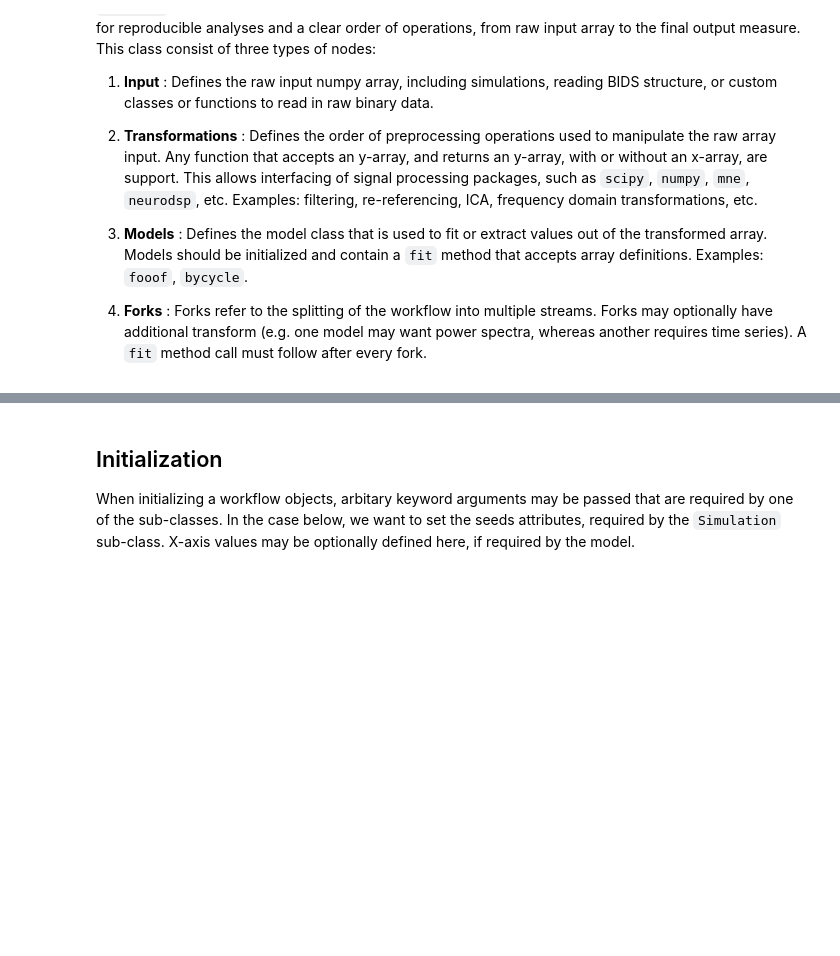
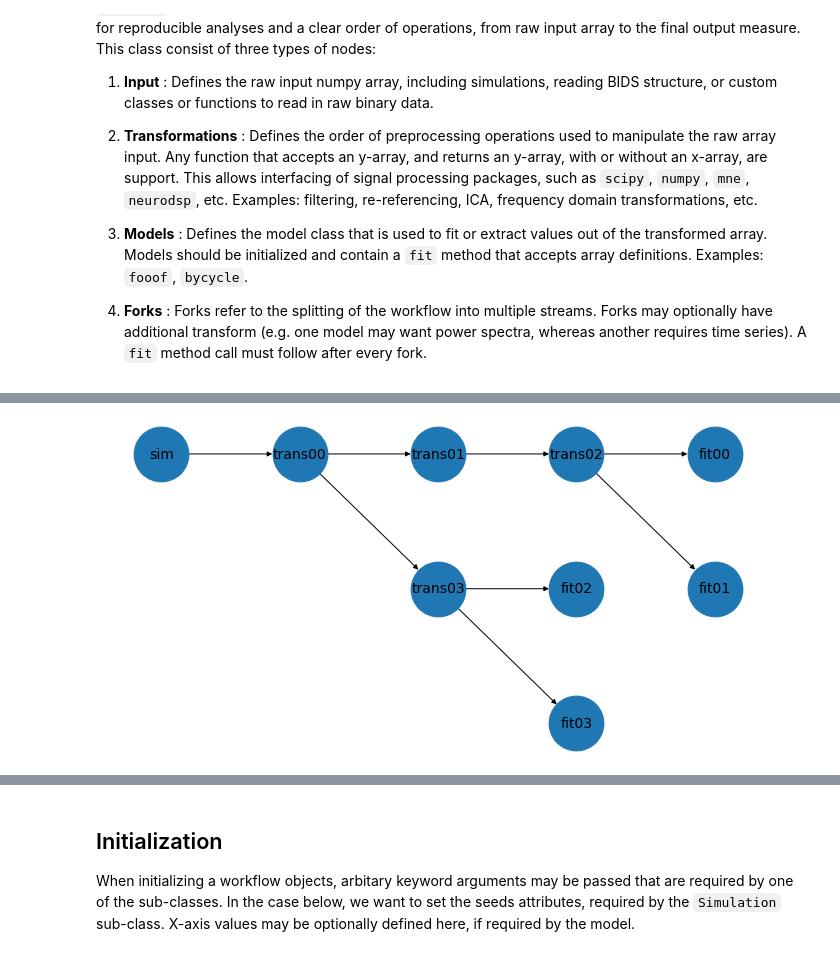
Before and after one commit to voytekresearch/ndspflow, a Jupyter notebook: doc/tutorials/plot_x_workflows.ipynb, the cells around one changed output, grey strips where cells are left out. Saved outputs shown, nothing was run; the diff lists cells and outputs as text; code cells hidden in the pictures; blank space fills up the shorter version.

Commit message:
update workflow tutorial

```diff
--- a/doc/tutorials/plot_x_workflows.ipynb
+++ b/doc/tutorials/plot_x_workflows.ipynb
@@ -70,0 +31,52 @@ wf.results
+# %%
+# Settings
+n_seconds = 10
+fs = 1000
+seeds = list(range(4))
+freq_range = (1, 100)
+
+# Workflow
+wf = WorkFlow(seeds=seeds)
+
+# Simulate
+wf.simulate(sim_powerlaw, n_seconds, fs, exponent=-2)
+wf.simulate(sim_oscillation, n_seconds, fs, freq=10, operator='add')
+wf.simulate(sim_oscillation, n_seconds, fs, freq=20, operator='add')
+
+# General filter
+wf.transform(filter_signal, fs, 'lowpass', 300, remove_edges=False)
+
+# Create a fork that references the transform in the previous cell
+wf.fork(0)
+
+# All FOOOF sub-workflows share these transformations
+wf.transform(filter_signal, fs, 'lowpass', 200, remove_edges=False)
+wf.transform(compute_spectrum, fs)
+
+# FOOOF sub-workflows
+wf.fork(1)
+wf.fit(FOOOF(verbose=False, max_n_peaks=2), (1, 100))
+
+wf.fork(1)
+wf.fit(FOOOF(verbose=False, max_n_peaks=2), (1, 200))
+
+# Restore that state after the first filter, two code cells above
+wf.fork(0)
+
+# All Bycycle sub-workflows  share these transformations
+wf.transform(filter_signal, fs, 'lowpass', 100, remove_edges=False)
+
+# Bycycle sub-workflows
+wf.fork(2)
+wf.fit(Bycycle(), fs, (1, 100))
+
+wf.fork(2)
+wf.fit(Bycycle(), fs, (1, 200))
+
+# Plot the workflow
+wf.plot()
+
+# Execute workflow
+wf.run()
+# %% [output]
+[figure, added]
```
Also changed, not shown: parts of 9 cells of this notebook, 1 other file.
